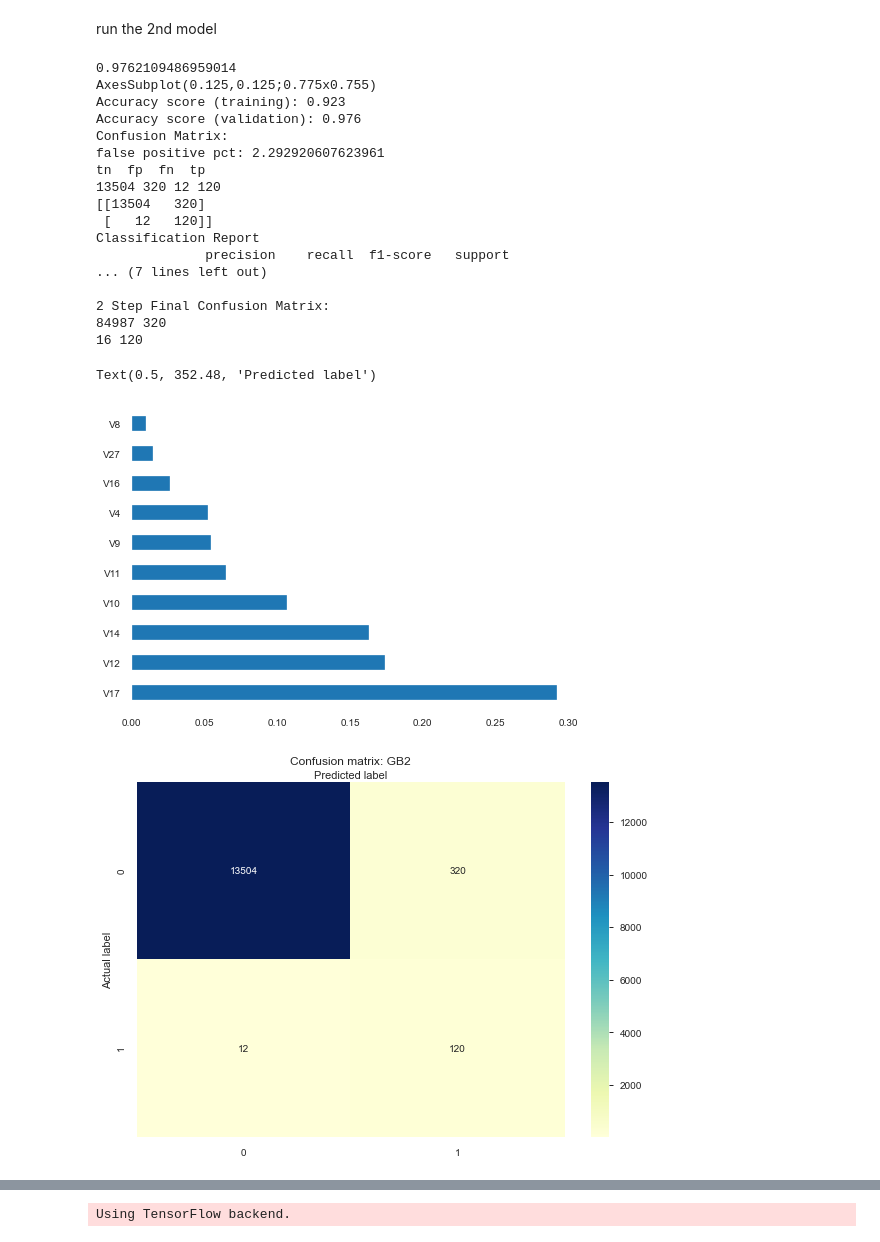
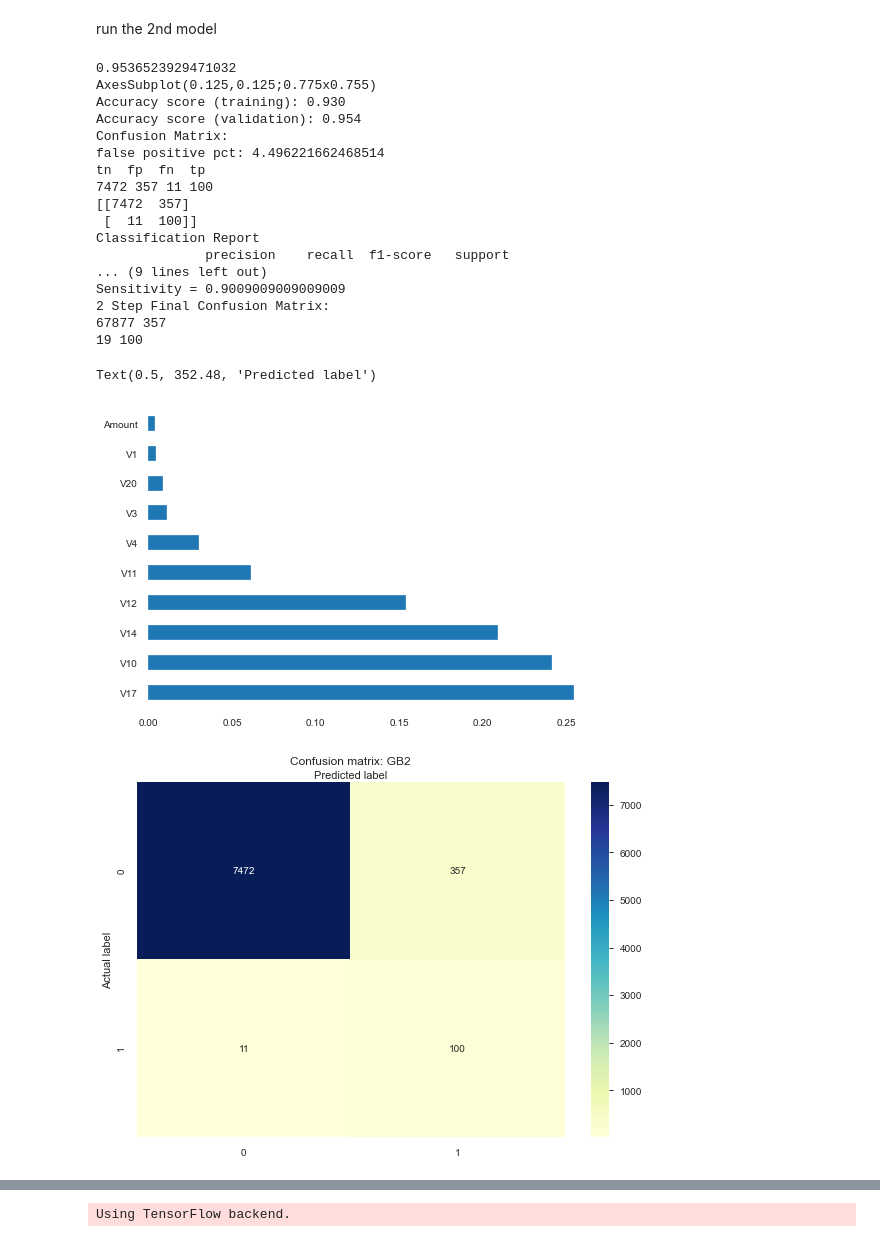
Before and after one commit to donaldsrepo/imbalanced_data, a Jupyter notebook: DonCreditCardImbalancedDataSet.ipynb, the cells around one changed output, grey strips where cells are left out. Saved outputs shown, nothing was run; the diff lists cells and outputs as text; code cells hidden in the pictures.

```diff
--- a/DonCreditCardImbalancedDataSet.ipynb
+++ b/DonCreditCardImbalancedDataSet.ipynb
@@ -205,3 +265,24 @@ y_train = y_train.loc[undersample_ind]
+# %%
+def display_metrics(model_name, train_features, test_features, train_label, test_label, pred):
+    print(model_name.score(test_features, test_label))
+    try:
+        print(pd.Series(model_name.feature_importances_, index=train_features.columns[:]).nlargest(10).plot(kind='barh'))
+    except Exception as e:
+        print("error")
+    print("Accuracy score (training): {0:.3f}".format(model_name.score(train_features, train_label)))
+    print("Accuracy score (validation): {0:.3f}".format(model_name.score(test_features, test_label)))
+    print("Confusion Matrix:")
+    tn, fp, fn, tp = confusion_matrix(test_label, pred).ravel()
+    total = tn+ fp+ fn+ tp
+    print("false positive pct:",(fp/total)*100)
+    print("tn", " fp", " fn", " tp")
+    print(tn, fp, fn, tp)
+    print(confusion_matrix(test_label, pred))
+    print("Classification Report")
+    print(classification_report(test_label, pred))
+    print("Specificity =", tn/(tn+fp))
+    print("Sensitivity =", tp/(tp+fn))
+    return tn, fp, fn, tp
 # %% [markdown]
 run Logistic Regression model first
 # %%
@@ -395,20 +468,20 @@ Can also try the inverse, but think that option will have less chance of success
 1st step
 # %%
 #setup model parameters, change some of the defaults based on benchmarking
-gb_clf = GradientBoostingClassifier(n_estimators=20, learning_rate=0.1, max_features=5,
+gb_clf1 = GradientBoostingClassifier(n_estimators=20, learning_rate=0.1, max_features=5,
                                     max_depth=3, random_state=0, subsample = 1.0, criterion='mse',
                                     min_samples_split = 10, min_samples_leaf = 10)
 
 #default fit model
-#gb_clf.fit(X_train, y_train)
+#gb_clf1.fit(X_train, y_train)
 
 #since a false negative is much more likely than a false positive, we should weight them accordingly.
 #IE Finding a true one is more important, also more rare
-gb_clf.fit( X_train, y_train, sample_weight=np.where(y_train == 1,5.0,1.0) )
+gb_clf1.fit( X_train, y_train, sample_weight=np.where(y_train == 1,4.0,1.0) ) # was 5.0
 
 #use model to predict validation dataset
-predictions = gb_clf.predict(X_test)
+predictions = gb_clf1.predict(X_test)
 
-tn1, fp1, fn1, tp1 = display_metrics(gb_clf, X_train, X_test, y_train, y_test, predictions)
+tn1, fp1, fn1, tp1 = display_metrics(gb_clf1, X_train, X_test, y_train, y_test, predictions)
 visualize(y_test, predictions, 'GB1')
 # %% [output]
@@ -459,59 +530,59 @@ X2_test = X2_test.drop(['Prediction'], axis=1)
 run the 2nd model
 # %%
 #setup model parameters, change some of the defaults based on benchmarking
-gb_clf = GradientBoostingClassifier(n_estimators=20, learning_rate=0.1, max_features=5,
+gb_clf2 = GradientBoostingClassifier(n_estimators=20, learning_rate=0.1, max_features=10,
                                     max_depth=3, random_state=0, subsample = 1.0, criterion='mse',
                                     min_samples_split = 10, min_samples_leaf = 10)
 
 #default fit model
-#gb_clf.fit(X_train, y_train)
+#gb_clf2.fit(X_train, y_train)
 
 #since a false negative is much more likely than a false positive, we should weight them accordingly.
 #IE Finding a true one is more important
 # note that the weights in the 2nd model are the inverse of the weights in the 1st model
-gb_clf.fit( X_train, y_train, sample_weight=np.where(y_train == 1,0.1,1.0) )
+gb_clf2.fit( X_train, y_train, sample_weight=np.where(y_train == 1,0.2,1.0) ) # was 0.1
 
 #use model to predict validation dataset
-predictions = gb_clf.predict(X2_test)
+predictions = gb_clf2.predict(X2_test)
 
-tn, fp, fn, tp = display_metrics(gb_clf, X_train, X2_test, y_train, y2_test, predictions)
+tn, fp, fn, tp = display_metrics(gb_clf2, X_train, X2_test, y_train, y2_test, predictions)
 
 visualize(y2_test, predictions, 'GB2')
 
 print("2 Step Final Confusion Matrix:")
 print(tn+tn1, fp)
 print(fn+fn1, tp)
 
 fig, ax = plt.subplots()
 tick_marks = np.arange(len(class_names))
 plt.xticks(tick_marks, class_names)
 plt.yticks(tick_marks, class_names)
 
 #create heatmap with combined data from both models
 sns.heatmap(pd.DataFrame([[tn+tn1,fp],[fn+fn1,tp]]), annot=True, cmap="YlGnBu" ,fmt='g')
 ax.xaxis.set_label_position("top")
 plt.tight_layout()
-plt.title('2 Step Final Confusion matrix', y=1.1)
+plt.title('2 Step Final Confusion matrix (Test)', y=1.1)
 plt.ylabel('Actual label')
 plt.xlabel('Predicted label')
 # %% [output]
-0.9762109486959014
+0.9536523929471032
 AxesSubplot(0.125,0.125;0.775x0.755)
-Accuracy score (training): 0.923
-Accuracy score (validation): 0.976
+Accuracy score (training): 0.930
+Accuracy score (validation): 0.954
 Confusion Matrix:
-false positive pct: 2.292920607623961
+false positive pct: 4.496221662468514
 tn  fp  fn  tp
-13504 320 12 120
-[[13504   320]
- [   12   120]]
+7472 357 11 100
+[[7472  357]
+ [  11  100]]
 Classification Report
               precision    recall  f1-score   support
-... (7 lines left out)
-
+... (9 lines left out)
+Sensitivity = 0.9009009009009009
 2 Step Final Confusion Matrix:
-84987 320
-16 120
+67877 357
+19 100
 Text(0.5, 352.48, 'Predicted label')
-[figure, old version]
+[figure, new version]
-[figure, old version]
+[figure, new version]
```
Also changed, not shown: parts of 34 cells of this notebook.
